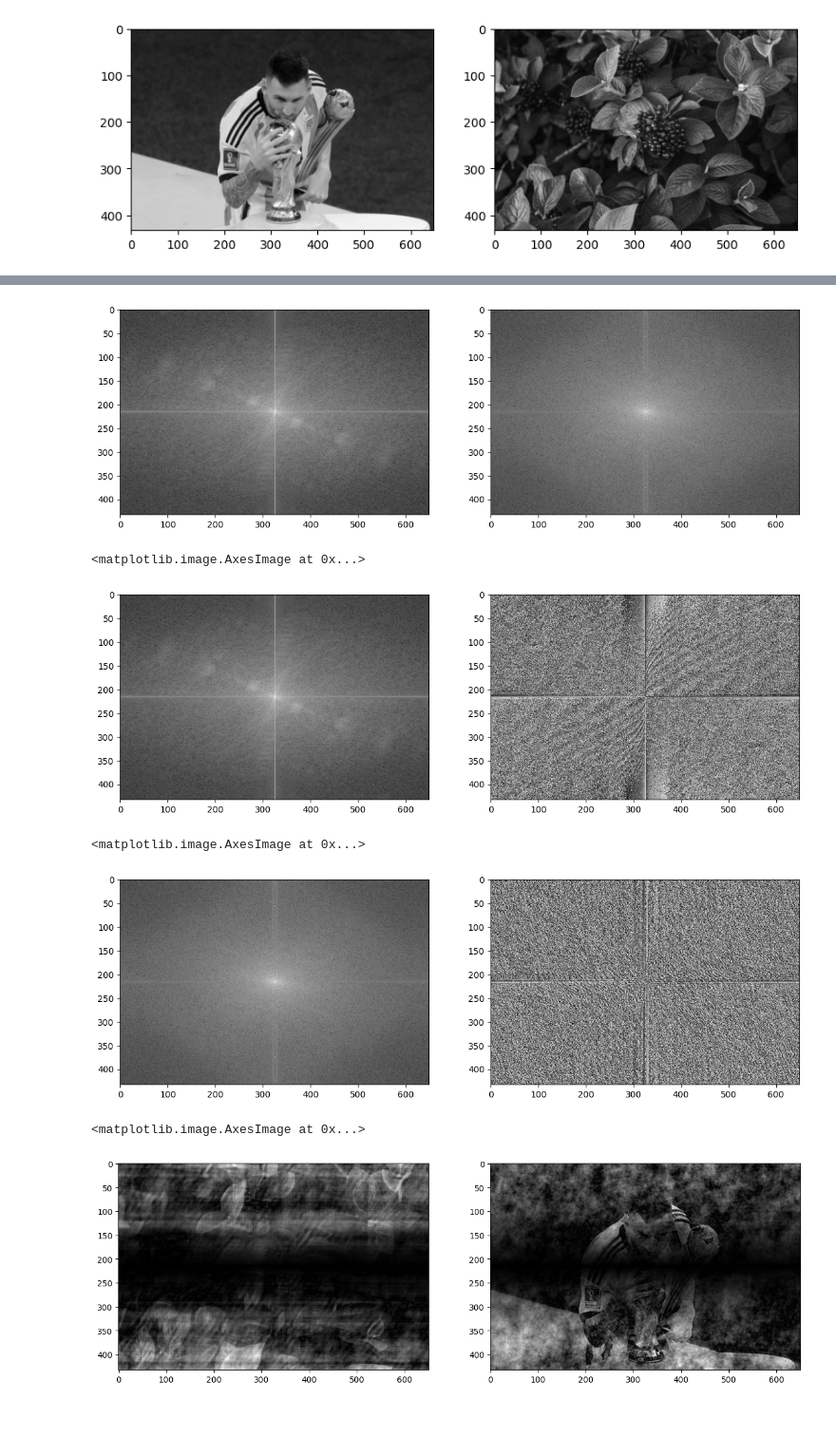
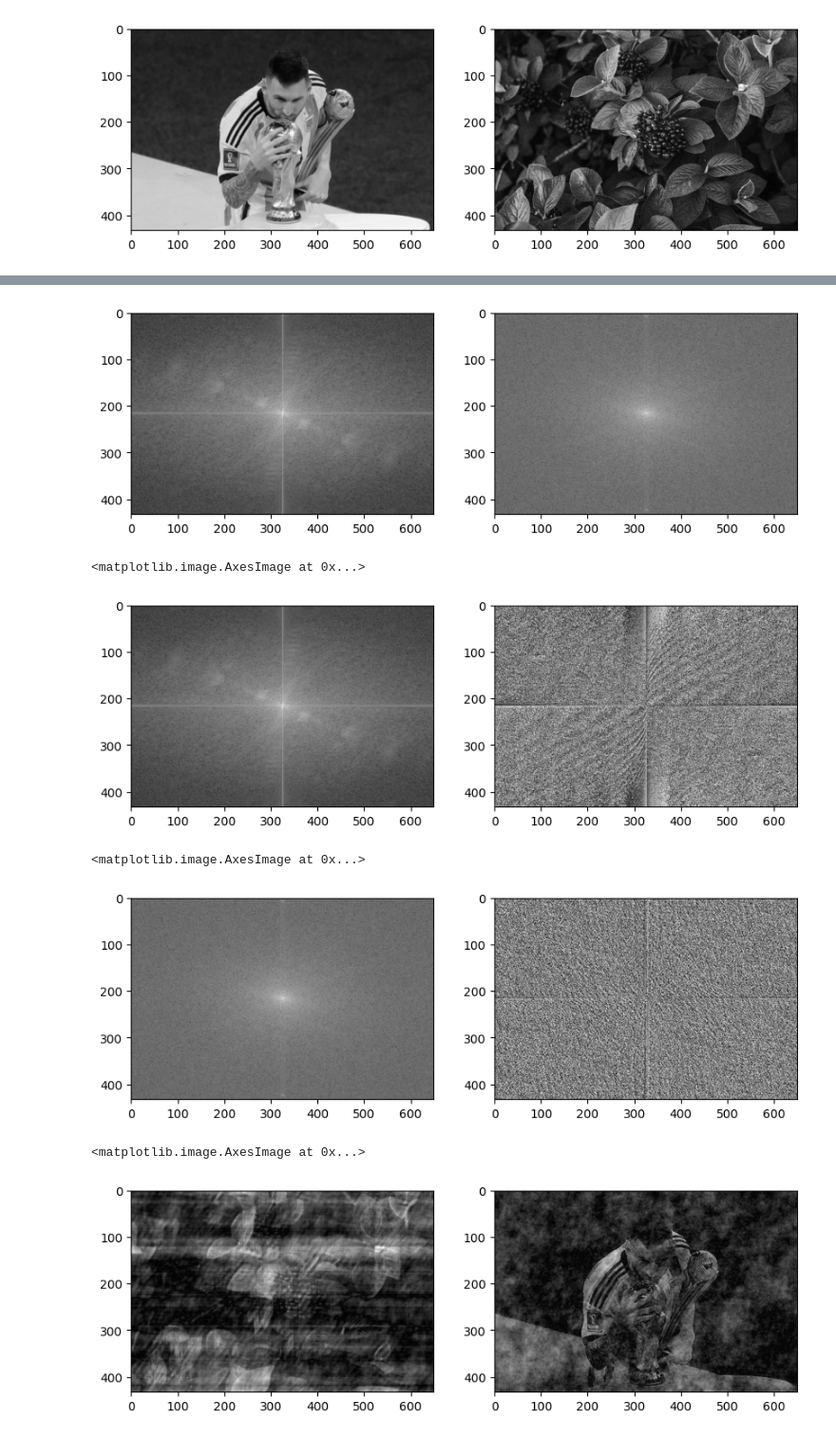
Before and after one commit to Hanya-Ahmad/image-processing-website, a Jupyter notebook: app.ipynb, the cells around one changed output, grey strips where cells are left out. Shown at 95% size. Saved outputs shown, nothing was run; the diff lists cells and outputs as text; code cells hidden in the pictures.

```diff
--- a/app.ipynb
+++ b/app.ipynb
@@ -11,6 +12,6 @@ from PIL import Image
 # %%
 messi = 'Merge_Images\static\images\messi.jpg'
-flowers = 'Merge_Images\static\images\My project.jpg'
+flowers = 'Merge_Images\static\images\phase image.jpg'
 # %%
 messi = cv2.imread(messi, 0)
 flower = cv2.imread(flowers, 0)
@@ -52,8 +61,8 @@ def Resizing_image(img_1 , img_2):
     width , height = dimension_to_transform(img_1,img_2)
     print(width)
     print(height)
-    cv2.resize(img_1 , (width,height))
-    cv2.resize(img_2 , (width,height))
+    img_1=cv2.resize(img_1 , (width,height))
+    img_2=cv2.resize(img_2 , (width,height))
     return img_1 , img_2
 # %%
 messi_resized , flower_resized =Resizing_image(messi,flower)
@@ -87,51 +96,51 @@ plt.show()
 messi_fft = np.fft.fftshift(np.fft.fft2(messi_resized))
 flower_fft = np.fft.fftshift(np.fft.fft2(flower_resized))
 
-plt.figure(figsize=(14, 18))
+plt.figure(figsize=(10, 15))
 plt.subplot(121)
 plt.imshow(np.log(np.abs(messi_fft)), cmap='gray')
 plt.subplot(122)
 plt.imshow(np.log(np.abs(flower_fft)), cmap='gray')
 plt.show()
 # %% [output]
-[figure, old version]
+[figure, new version]
 # %%
 messi_amplitude = np.sqrt(np.real(messi_fft) ** 2 + np.imag(messi_fft) ** 2)
 messi_phase = np.arctan2(np.imag(messi_fft), np.real(messi_fft))
 flower_amplitude = np.sqrt(np.real(flower_fft) ** 2 + np.imag(flower_fft) ** 2)
 flower_phase = np.arctan2(np.imag(flower_fft), np.real(flower_fft))
 # %%
-plt.figure(figsize=(14, 18))
+plt.figure(figsize=(10, 15))
 plt.subplot(121)
 plt.imshow(np.log(messi_amplitude+1e-10), cmap='gray')
 plt.subplot(122)
 plt.imshow(messi_phase, cmap='gray')
 # %% [output]
 <matplotlib.image.AxesImage at 0x...>
-[figure, old version]
+[figure, new version]
 # %%
-plt.figure(figsize=(14, 18))
+plt.figure(figsize=(10, 15))
 plt.subplot(121)
 plt.imshow(np.log(flower_amplitude+1e-10), cmap='gray')
 plt.subplot(122)
 plt.imshow(flower_phase, cmap='gray')
 # %% [output]
 <matplotlib.image.AxesImage at 0x...>
-[figure, old version]
+[figure, new version]
 # %%
 # amplitude_phase
 messi_flower_comb = np.multiply(messi_amplitude, np.exp(1j * flower_phase))
-messi_flower = np.real(np.fft.ifft2(messi_flower_comb))  # drop imagniary as they are around 1e-14
+messi_flower = np.real(np.fft.ifft2(np.fft.ifftshift(messi_flower_comb)))  # drop imagniary as they are around 1e-14
 
 flower_messi_comb = np.multiply(flower_amplitude, np.exp(1j * messi_phase))
-flower_messi = np.real(np.fft.ifft2(flower_messi_comb ))  # drop imagniary as they are around 1e-14
+flower_messi = np.real(np.fft.ifft2(np.fft.ifftshift(flower_messi_comb )))  # drop imagniary as they are around 1e-14
 
 # combined image has values < 0 and > 1, needs to be scaled.
-plt.figure(figsize=(15, 20))
+plt.figure(figsize=(10, 15))
 plt.subplot(121)
 plt.imshow(np.abs(messi_flower), cmap='gray')
 plt.subplot(122)
 plt.imshow(np.abs(flower_messi), cmap='gray')
 # %% [output]
 <matplotlib.image.AxesImage at 0x...>
-[figure, old version]
+[figure, new version]
```
Also changed, not shown: parts of 7 cells of this notebook.
